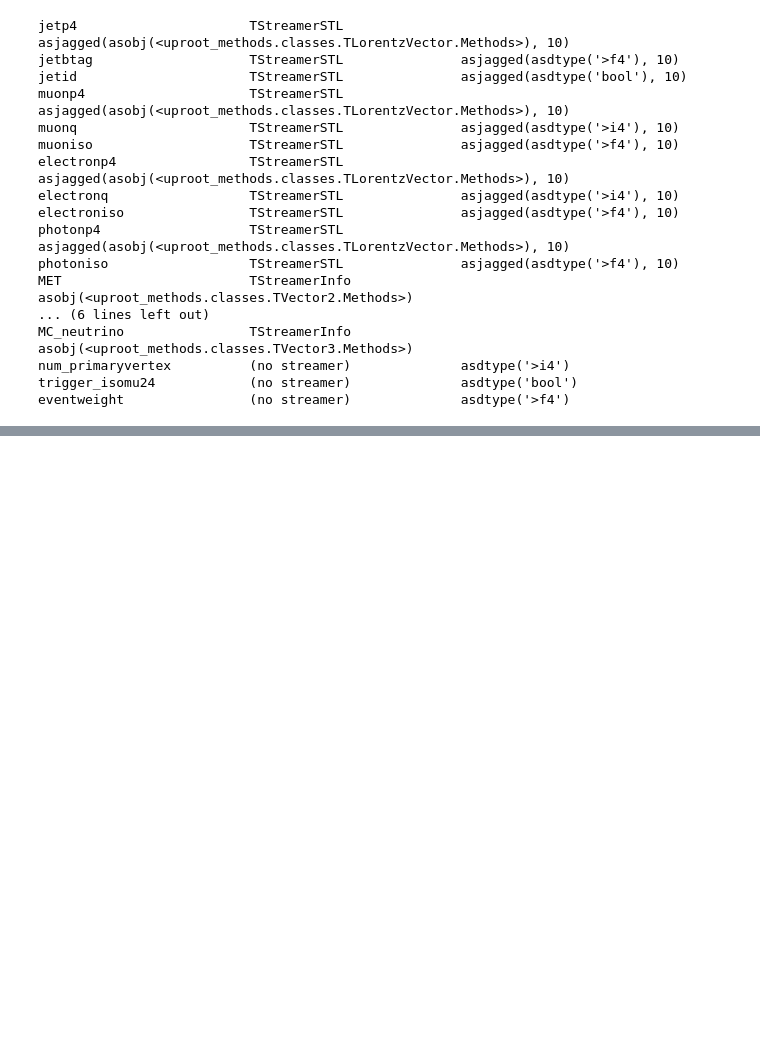
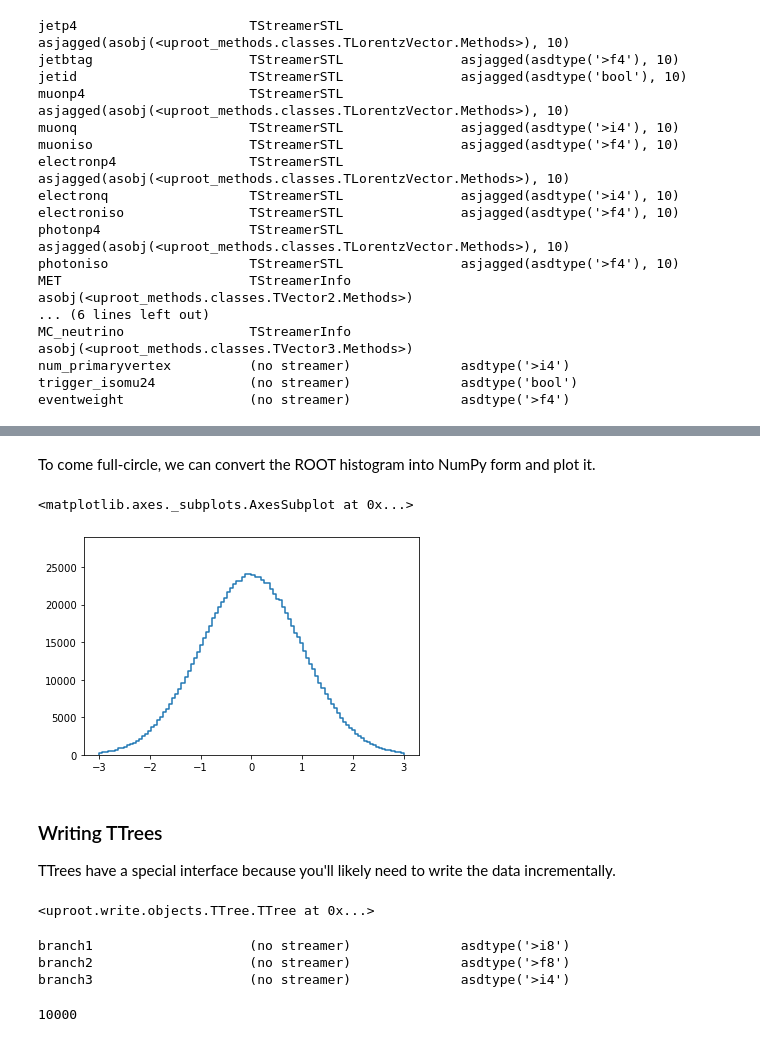
Before and after one commit to jpivarski-talks/2020-06-08-uproot-awkward-columnar-hats, a Jupyter notebook: 01-using-uproot-effectively.ipynb, the cells around one changed output, grey strips where cells are left out. Cells and saved outputs as stored; diff of their text form; code cells hidden in the pictures; blank space fills up the shorter version.

Commit message:
Writing.

```diff
--- a/01-using-uproot-effectively.ipynb
+++ b/01-using-uproot-effectively.ipynb
@@ -834,0 +904,3 @@ eventweight                (no streamer)              asdtype('>f4')
+# %%
+output_file = uproot.recreate("tmp.root")
+output_file
@@ -834,0 +915,4 @@ eventweight                (no streamer)              asdtype('>f4')
+# %%
+import numpy as np
+
+output_file["histogram"] = np.histogram(np.random.normal(0, 1, 1000000), bins=100, range=(-3, 3))
@@ -834,0 +941,16 @@ eventweight                (no streamer)              asdtype('>f4')
+# %% [markdown]
+To come full-circle, we can convert the ROOT histogram into NumPy form and plot it.
+# %%
+hep.histplot(output_file["histogram"].numpy())
+# %% [output]
+<matplotlib.axes._subplots.AxesSubplot at 0x...>
+[figure, added]
+# %% [markdown]
+### Writing TTrees
+
+TTrees have a special interface because you'll likely need to write the data incrementally.
+# %%
+output_file["tree"] = uproot.newtree({"branch1": int, "branch2": float, "branch3": np.int32})
+output_file["tree"]
+# %% [output]
+<uproot.write.objects.TTree.TTree at 0x...>
@@ -834,0 +961,10 @@ eventweight                (no streamer)              asdtype('>f4')
+# %%
+output_file["tree"].show()
+# %% [output]
+branch1                    (no streamer)              asdtype('>i8')
+branch2                    (no streamer)              asdtype('>f8')
+branch3                    (no streamer)              asdtype('>i4')
+# %%
+output_file["tree"].numentries
+# %% [output]
+10000
```
Also changed, not shown: parts of 36 cells of this notebook, 2 other files.
